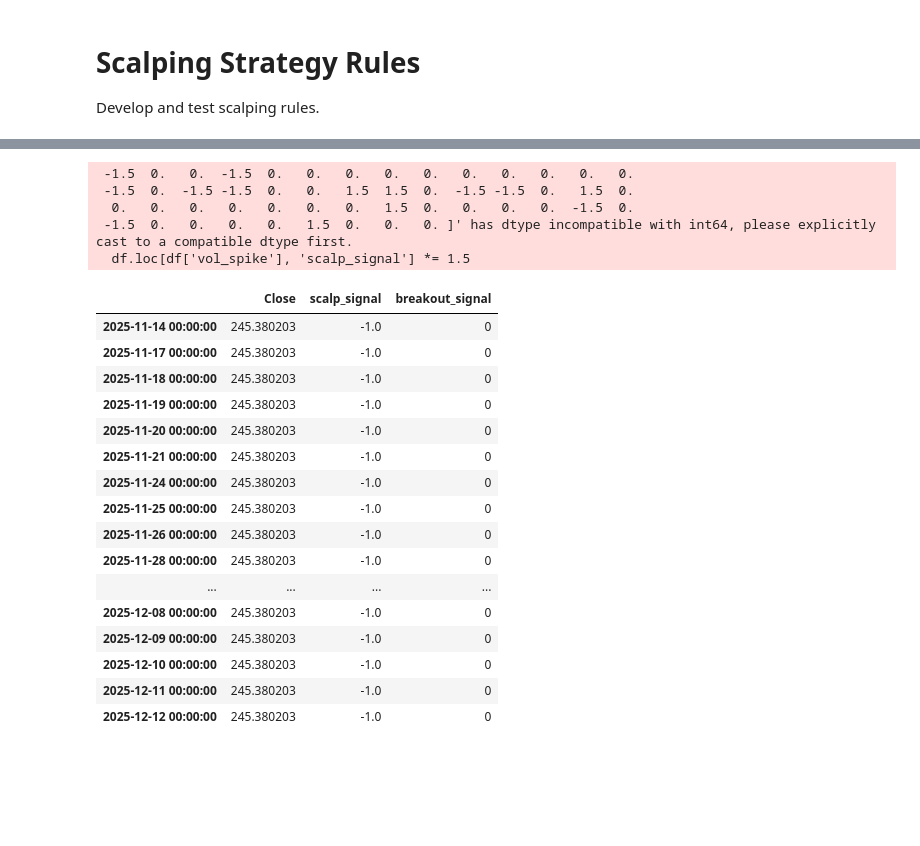
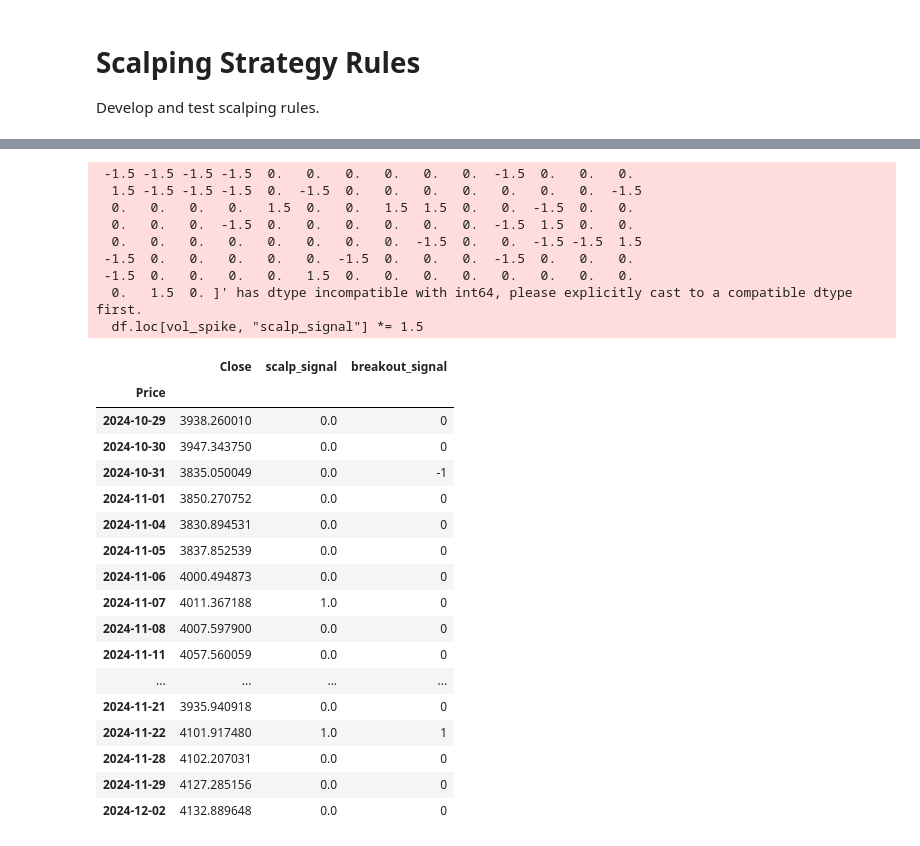
Before and after one commit to nkmehta216/SnowMore, a Jupyter notebook: algo-trading-project/notebooks/04_scalping_rules.ipynb, the cells around one changed output, grey strips where cells are left out. Drawn from its saved outputs; the diff is of its cells as text; code cells hidden in the pictures; blank space fills up the shorter version.

```diff
--- a/algo-trading-project/notebooks/04_scalping_rules.ipynb
+++ b/algo-trading-project/notebooks/04_scalping_rules.ipynb
@@ -13,15 +14,16 @@ from src.strategy.scalping_logic import calculate_scalping_signals, detect_break
 # %%
 # Load data with indicators
-ticker = 'AAPL'
 from pathlib import Path
-# Try multiple relative locations (notebook may live in subfolders)
+# Use project tickers
+ticker = DEFAULT_TICKERS[1]  # change index to pick another project ticker
 candidates = [
     Path('../data/indicators') / f'{ticker}_features.csv',
     Path('../../data/indicators') / f'{ticker}_features.csv',
     Path('../../../data/indicators') / f'{ticker}_features.csv',
     Path('../../../../data/indicators') / f'{ticker}_features.csv',
     Path('../../../../data') / 'indicators' / f'{ticker}_features.csv',
-]
+ ]
+data_path = None
 for p in candidates:
     if p.exists():
         data = pd.read_csv(p, index_col=0, parse_dates=True)
@@ -44,25 +46,30 @@ Loaded features from: ..\..\..\..\data\indicators\AAPL_features.csv
- -1.5  0.   0.  -1.5  0.   0.   0.   0.   0.   0.   0.   0.   0.   0.
- -1.5  0.  -1.5 -1.5  0.   0.   1.5  1.5  0.  -1.5 -1.5  0.   1.5  0.
-  0.   0.   0.   0.   0.   0.   0.   1.5  0.   0.   0.   0.  -1.5  0.
- -1.5  0.   0.   0.   0.   1.5  0.   0.   0. ]' has dtype incompatible with int64, please explicitly cast to a compatible dtype first.
-  df.loc[df['vol_spike'], 'scalp_signal'] *= 1.5
+ -1.5 -1.5 -1.5 -1.5  0.   0.   0.   0.   0.   0.  -1.5  0.   0.   0.
+  1.5 -1.5 -1.5 -1.5  0.  -1.5  0.   0.   0.   0.   0.   0.   0.  -1.5
+  0.   0.   0.   0.   1.5  0.   0.   1.5  1.5  0.   0.  -1.5  0.   0.
+  0.   0.   0.  -1.5  0.   0.   0.   0.   0.   0.  -1.5  1.5  0.   0.
+  0.   0.   0.   0.   0.   0.   0.   0.  -1.5  0.   0.  -1.5 -1.5  1.5
+ -1.5  0.   0.   0.   0.   0.  -1.5  0.   0.   0.  -1.5  0.   0.   0.
+ -1.5  0.   0.   0.   0.   1.5  0.   0.   0.   0.   0.   0.   0.   0.
+  0.   1.5  0. ]' has dtype incompatible with int64, please explicitly cast to a compatible dtype first.
+  df.loc[vol_spike, "scalp_signal"] *= 1.5
 |  | Close | scalp_signal | breakout_signal |
-| 2025-11-14 00:00:00 | 245.380203 | -1.0 | 0 |
-| 2025-11-17 00:00:00 | 245.380203 | -1.0 | 0 |
-| 2025-11-18 00:00:00 | 245.380203 | -1.0 | 0 |
-| 2025-11-19 00:00:00 | 245.380203 | -1.0 | 0 |
-| 2025-11-20 00:00:00 | 245.380203 | -1.0 | 0 |
-| 2025-11-21 00:00:00 | 245.380203 | -1.0 | 0 |
-| 2025-11-24 00:00:00 | 245.380203 | -1.0 | 0 |
-| 2025-11-25 00:00:00 | 245.380203 | -1.0 | 0 |
-| 2025-11-26 00:00:00 | 245.380203 | -1.0 | 0 |
-| 2025-11-28 00:00:00 | 245.380203 | -1.0 | 0 |
+| Price |  |  |  |
+| 2024-10-29 | 3938.260010 | 0.0 | 0 |
+| 2024-10-30 | 3947.343750 | 0.0 | 0 |
+| 2024-10-31 | 3835.050049 | 0.0 | -1 |
+| 2024-11-01 | 3850.270752 | 0.0 | 0 |
+| 2024-11-04 | 3830.894531 | 0.0 | 0 |
+| 2024-11-05 | 3837.852539 | 0.0 | 0 |
+| 2024-11-06 | 4000.494873 | 0.0 | 0 |
+| 2024-11-07 | 4011.367188 | 1.0 | 0 |
+| 2024-11-08 | 4007.597900 | 0.0 | 0 |
+| 2024-11-11 | 4057.560059 | 0.0 | 0 |
 | ... | ... | ... | ... |
-| 2025-12-08 00:00:00 | 245.380203 | -1.0 | 0 |
-| 2025-12-09 00:00:00 | 245.380203 | -1.0 | 0 |
-| 2025-12-10 00:00:00 | 245.380203 | -1.0 | 0 |
-| 2025-12-11 00:00:00 | 245.380203 | -1.0 | 0 |
-| 2025-12-12 00:00:00 | 245.380203 | -1.0 | 0 |
+| 2024-11-21 | 3935.940918 | 0.0 | 0 |
+| 2024-11-22 | 4101.917480 | 1.0 | 1 |
+| 2024-11-28 | 4102.207031 | 0.0 | 0 |
+| 2024-11-29 | 4127.285156 | 0.0 | 0 |
+| 2024-12-02 | 4132.889648 | 0.0 | 0 |
 # %%
 # Visualize signals
 plt.figure(figsize=(14, 6))
```
Also changed, not shown: parts of 3 cells of this notebook, 9 other files.
